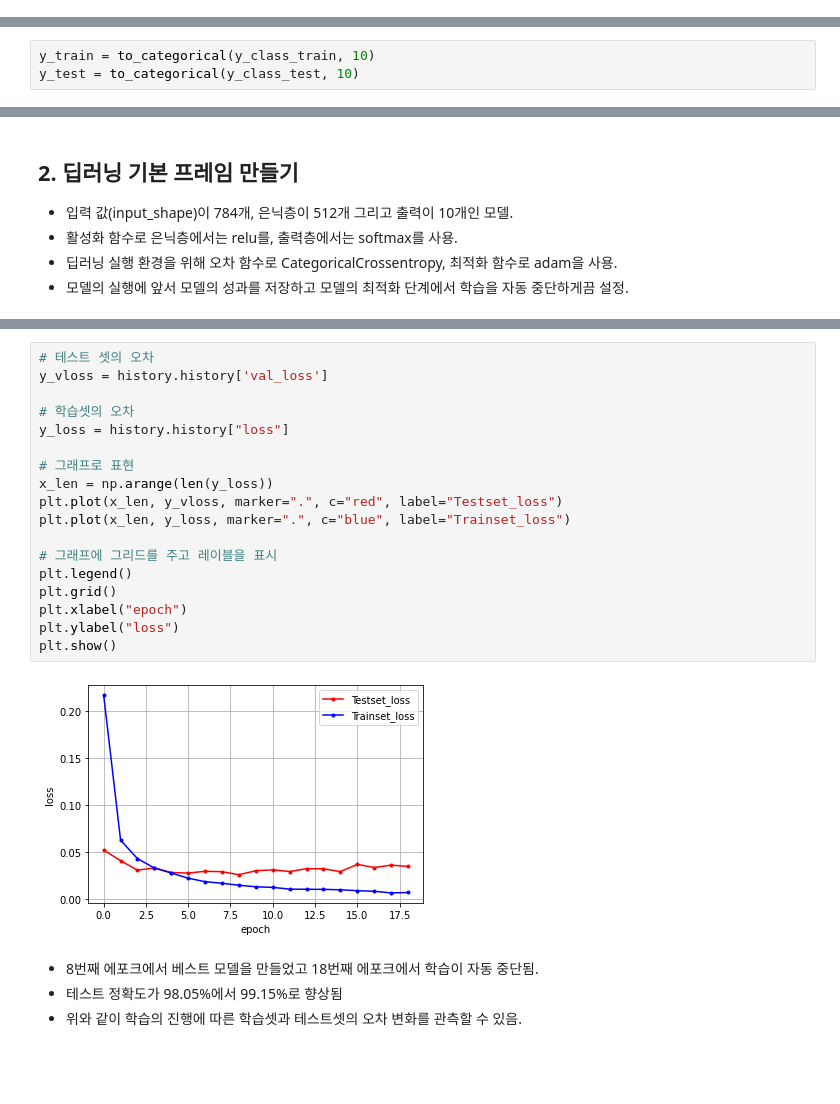
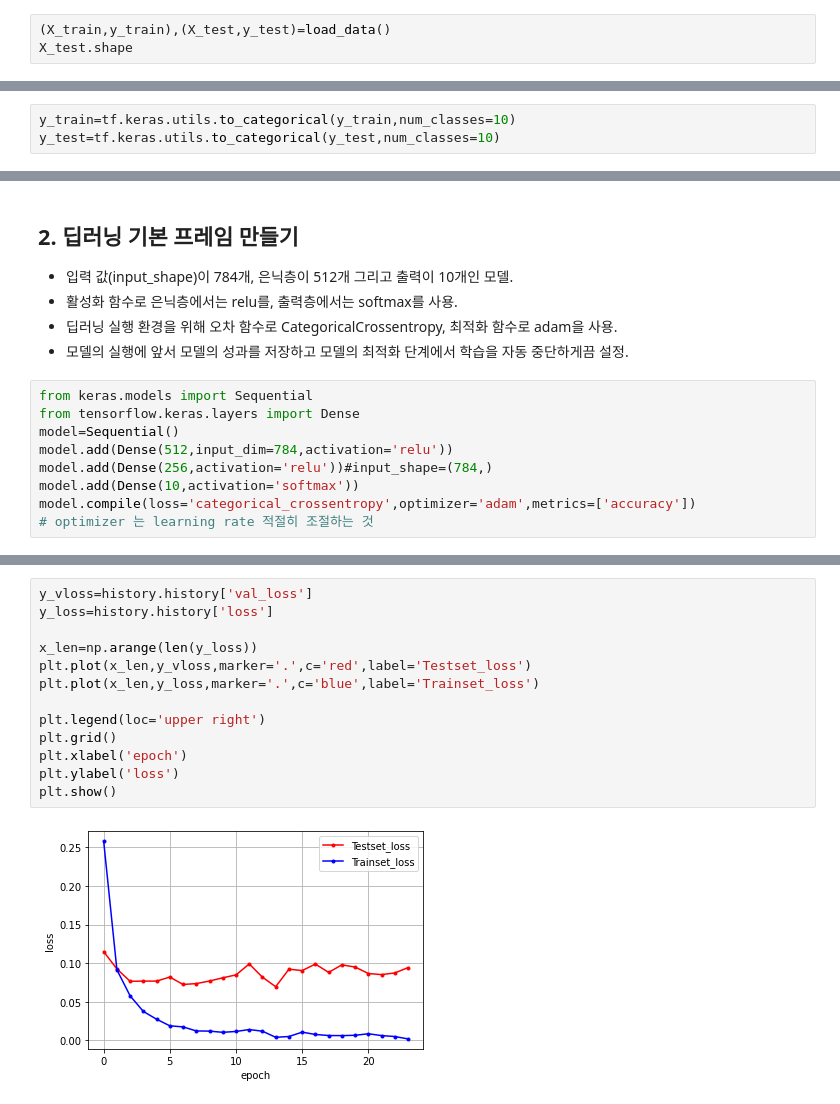
Before and after one commit to KTH7/Deep-Learning, a Jupyter notebook: CNN_mnist.ipynb, the cells around one changed output, grey strips where cells are left out. Cells and saved outputs as stored; diff of their text form; blank space fills up the shorter version.

```diff
--- a/CNN_mnist.ipynb
+++ b/CNN_mnist.ipynb
@@ -21,0 +13,3 @@ from keras.layers import Dense
+# %%
+(X_train,y_train),(X_test,y_test)=load_data()
+X_test.shape
@@ -49,0 +107,3 @@ X_test = X_test.reshape(X_test.shape[0], 784).astype('float64') / 255
+# %%
+y_train=tf.keras.utils.to_categorical(y_train,num_classes=10)
+y_test=tf.keras.utils.to_categorical(y_test,num_classes=10)
@@ -50,8 +112,5 @@ X_test = X_test.reshape(X_test.shape[0], 784).astype('float64') / 255
 # %% [markdown]
 * 레이블의 값은 5와 같이 이미지를 나타내는 카테고리형.
 * 딥러닝의 분류 문제는 원-핫 인코딩 방식을 적용함.
-# %%
-y_train = to_categorical(y_class_train, 10)
-y_test = to_categorical(y_class_test, 10)
 # %%
 y_train[0]
@@ -63,3 +120,12 @@ array([0., 0., 0., 0., 0., 1., 0., 0., 0., 0.], dtype=float32)
 * 활성화 함수로 은닉층에서는 relu를, 출력층에서는 softmax를 사용.
 * 딥러닝 실행 환경을 위해 오차 함수로 CategoricalCrossentropy, 최적화 함수로 adam을 사용.
 * 모델의 실행에 앞서 모델의 성과를 저장하고 모델의 최적화 단계에서 학습을 자동 중단하게끔 설정.
+# %%
+from keras.models import Sequential
+from tensorflow.keras.layers import Dense
+model=Sequential()
+model.add(Dense(512,input_dim=784,activation='relu'))
+model.add(Dense(256,activation='relu'))#input_shape=(784,)
+model.add(Dense(10,activation='softmax'))
+model.compile(loss='categorical_crossentropy',optimizer='adam',metrics=['accuracy'])
+# optimizer 는 learning rate 적절히 조절하는 것
@@ -297,24 +256,15 @@ Epoch 4: val_loss did not improve from 0.03063
 # %%
-# 테스트 셋의 오차
-y_vloss = history.history['val_loss']
+y_vloss=history.history['val_loss']
+y_loss=history.history['loss']
 
-# 학습셋의 오차
-y_loss = history.history["loss"]
+x_len=np.arange(len(y_loss))
+plt.plot(x_len,y_vloss,marker='.',c='red',label='Testset_loss')
+plt.plot(x_len,y_loss,marker='.',c='blue',label='Trainset_loss')
 
-# 그래프로 표현
-x_len = np.arange(len(y_loss))
-plt.plot(x_len, y_vloss, marker=".", c="red", label="Testset_loss")
-plt.plot(x_len, y_loss, marker=".", c="blue", label="Trainset_loss")
-
-# 그래프에 그리드를 주고 레이블을 표시
-plt.legend()
+plt.legend(loc='upper right')
 plt.grid()
-plt.xlabel("epoch")
-plt.ylabel("loss")
+plt.xlabel('epoch')
+plt.ylabel('loss')
 plt.show()
 # %% [output]
-[figure, old version]
+[figure, new version]
-# %% [markdown]
-* 8번째 에포크에서 베스트 모델을 만들었고 18번째 에포크에서 학습이 자동 중단됨.
-* 테스트 정확도가 98.05%에서 99.15%로 향상됨
-* 위와 같이 학습의 진행에 따른 학습셋과 테스트셋의 오차 변화를 관측할 수 있음.
```
Also changed, not shown: parts of 38 cells of this notebook.
